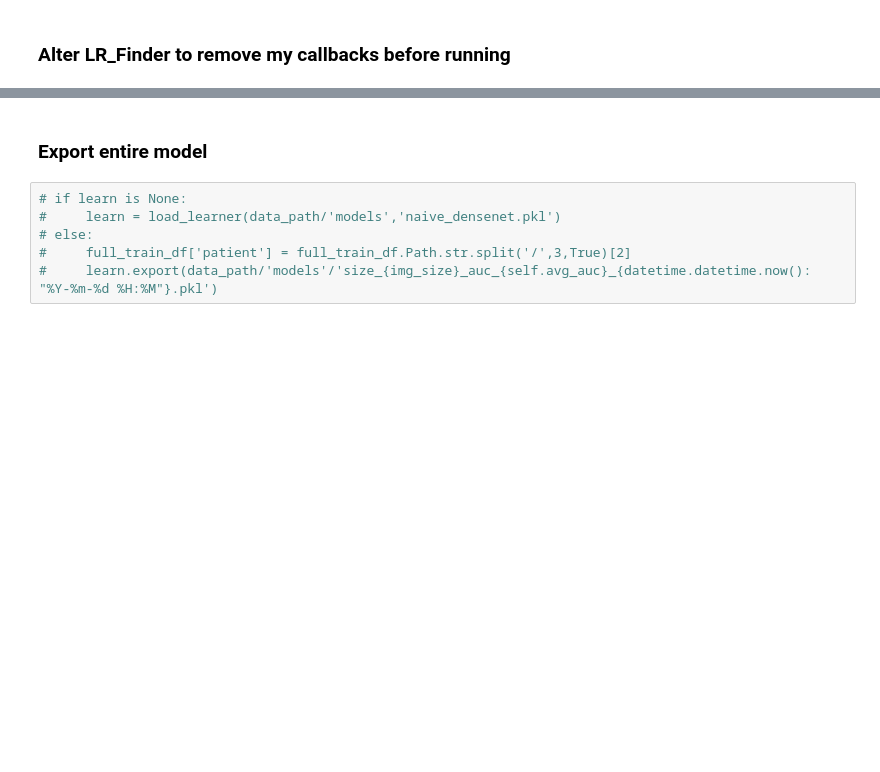
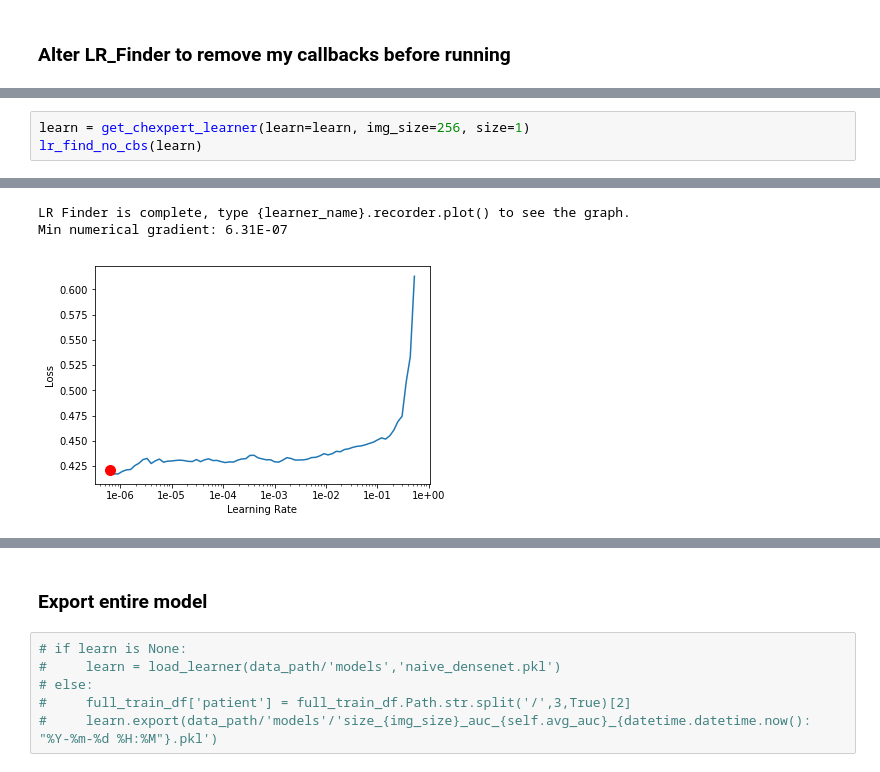
Before and after one commit to simongrest/chexpert-entries, a Jupyter notebook: replicating_chexpert.ipynb, the cells around one changed output, grey strips where cells are left out. Drawn from its saved outputs; the diff is of its cells as text; blank space fills up the shorter version.

```diff
--- a/replicating_chexpert.ipynb
+++ b/replicating_chexpert.ipynb
@@ -244,0 +300,4 @@ blah.pth                        naive_densenet.pkl
+# %%
+learn = get_chexpert_learner(learn=learn, img_size=256, size=1)
+lr_find_no_cbs(learn)
+# %% [output]
@@ -244,0 +305,3 @@ blah.pth                        naive_densenet.pkl
+LR Finder is complete, type {learner_name}.recorder.plot() to see the graph.
+Min numerical gradient: 6.31E-07
+[figure, added]
```
Also changed, not shown: parts of 32 cells of this notebook.
